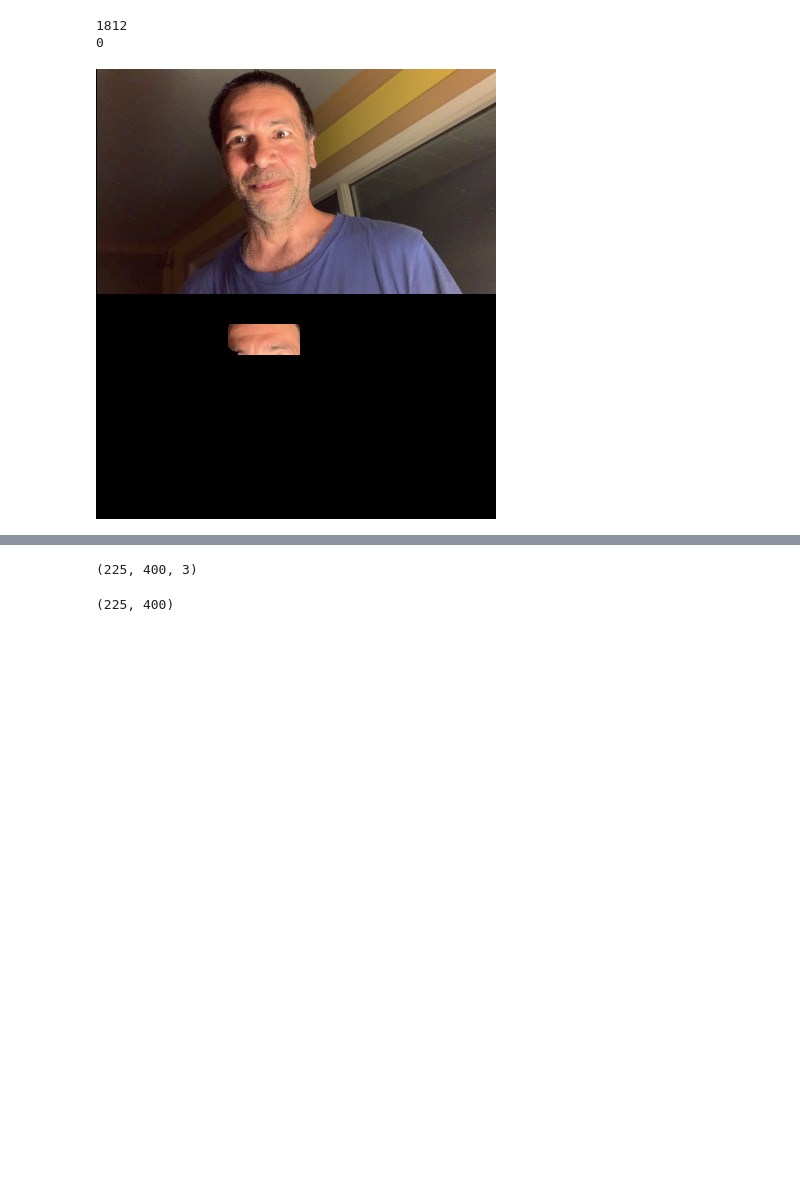
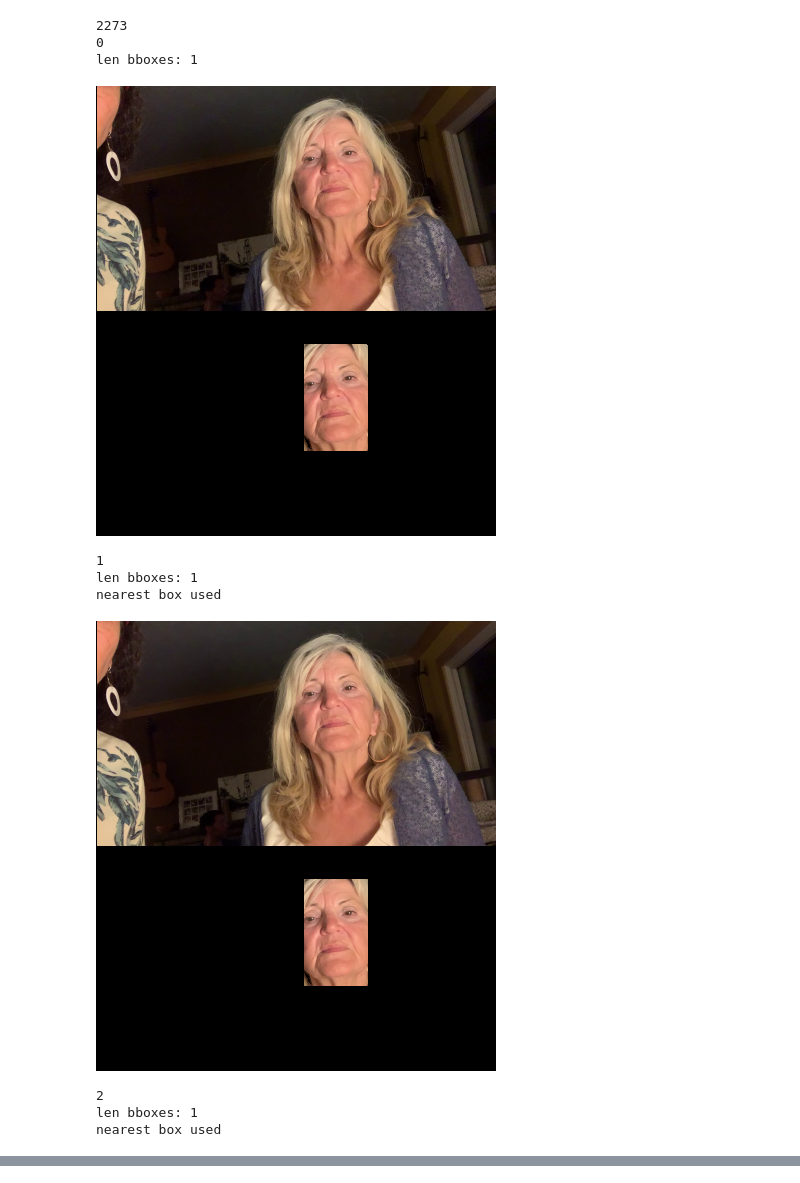
Before and after one commit to NoelleI/Udacity-Deployment, a Jupyter notebook: Heartbeat.ipynb, the cells around one changed output, grey strips where cells are left out. Saved outputs shown, nothing was run; the diff lists cells and outputs as text; code cells hidden in the pictures; blank space fills up the shorter version.

```diff
--- a/Heartbeat.ipynb
+++ b/Heartbeat.ipynb
@@ -25,7 +25,7 @@ upper = np.array([20, 255, 255], dtype = "uint8")
 # to the gray
 
 
-camera = cv2.VideoCapture("IMG_4098.MOV")
+camera = cv2.VideoCapture("IMG_4100.MOV")
 n_frames = int(camera.get(cv2.CAP_PROP_FRAME_COUNT))
 classifier = cv2.CascadeClassifier('haarcascade_frontalface_default.xml')
 print(n_frames)
@@ -36,9 +36,10 @@ print(n_frames)
 ra = []
 ga = []
 ba = []
+box = []
 
 # keep looping over the frames in the video
-for i in range(1):#   (n_frames):
+for i in range(n_frames):
 
     print(i)
 	# grab the current frame
@@ -64,22 +65,44 @@ for i in range(1):#   (n_frames):
         skin = cv2.bitwise_and(frame, frame, mask = skinMask)
 
         bboxes = classifier.detectMultiScale(skin, 1.05, 8)
-        #print('len bboxes:', len(bboxes))
-# print bounding box for each detected face
-        for box in bboxes:
+        print('len bboxes:', len(bboxes))
+        if box == []:
+          if len(bboxes) ==0:
+            print("face not detected in first frame")   ##change to an assert later
+          else:
+            box = bboxes[0]
+#choose the box most like the last frame, if more than one box. If zero boxes, use box from last frame
+        else:
+          if len(bboxes) ==0:
+            box = box
+            print("old box used")
+          else:
+           test2 = np.zeros(len(bboxes))
+           for i, boxnew in enumerate(bboxes):
+            [xn, yn, widthn, heightn] = boxnew
+            x2n = xn + widthn
+            y2n = yn + heightn
+           	# draw a rectangle mask and compare to box from previous frame
+            tempn = np.zeros([frame.shape[0], frame.shape[1]])
+            tempn = tempn.astype(np.uint8)
+            cv2.rectangle(tempn, (xn, yn), (x2n, y2n), (255,255,255), -1)
+            test = cv2.bitwise_and(temp, temp, mask = tempn)
+            test2[i] = np.mean(test)
+           box = bboxes[np.argmax(test2)]
+           print("nearest box used")
 	# extract
-          [x, y, width, height] = box
-          x2 = x + width
-          y2 = y + height
-          x2 = int(x2 - 0.2*width)
-          x = int(x + 0.2*width)
-          y2 = int(y2 - 0.74*height)
+        [x, y, width, height] = box
+        x2 = x + width
+        y2 = y + height
+        x2 = int(x2 - 0.2*width)
+        x = int(x + 0.2*width)
+        #y2 = int(y2 - 0.8*height)
            	# draw a rectangle over the pixels
-          temp = np.zeros([frame.shape[0], frame.shape[1]])
-          cv2.rectangle(temp, (x, y), (x2, y2), (255,255,255), -1)
-          temp = temp/255
-          temp = temp.astype(np.uint8)
-          skin = cv2.bitwise_and(skin, skin, mask = temp)
+        temp = np.zeros([frame.shape[0], frame.shape[1]])
+        cv2.rectangle(temp, (x, y), (x2, y2), (255,255,255), -1)
+        temp = temp/255
+        temp = temp.astype(np.uint8)
+        skin = cv2.bitwise_and(skin, skin, mask = temp)
 
 
 
@@ -87,32 +110,40 @@ for i in range(1):#   (n_frames):
         N = 0
         r=0
         g=0
         b=0
         skinr = skin[:,:,0].reshape(-1)
         sking = skin[:,:,1].reshape(-1)
         skinb = skin[:,:,2].reshape(-1)
 
         #print(skinMask.shape)
         for i, pixel in enumerate(skinMask.reshape(-1)):
           if  not pixel==0:
             r += skinr[i]
             g += sking[i]
             b += skinb[i]
             N+=1
         ra += [r/N]
         ga += [g/N]
         ba += [b/N]
 
 
 
 
 	# show the skin in the image along with the mask
 
         cv2_imshow(np.vstack([frame, skin]))
 # cleanup the camera and close any open windows
 camera.release()
 cv2.destroyAllWindows()
 # %% [output]
-1812
+2273
 0
+len bboxes: 1
-[figure, old version]
+[figure, new version]
+1
+len bboxes: 1
+nearest box used
+[figure, added]
+2
+len bboxes: 1
+nearest box used
@@ -119,10 +154,2 @@ cv2.destroyAllWindows()
-# %%
-temp.shape
-# %% [output]
-(225, 400, 3)
-# %%
-skinMask.shape
-# %% [output]
-(225, 400)
 # %%
 ra = np.array(ra)
```
Also changed, not shown: parts of 24 cells of this notebook.
